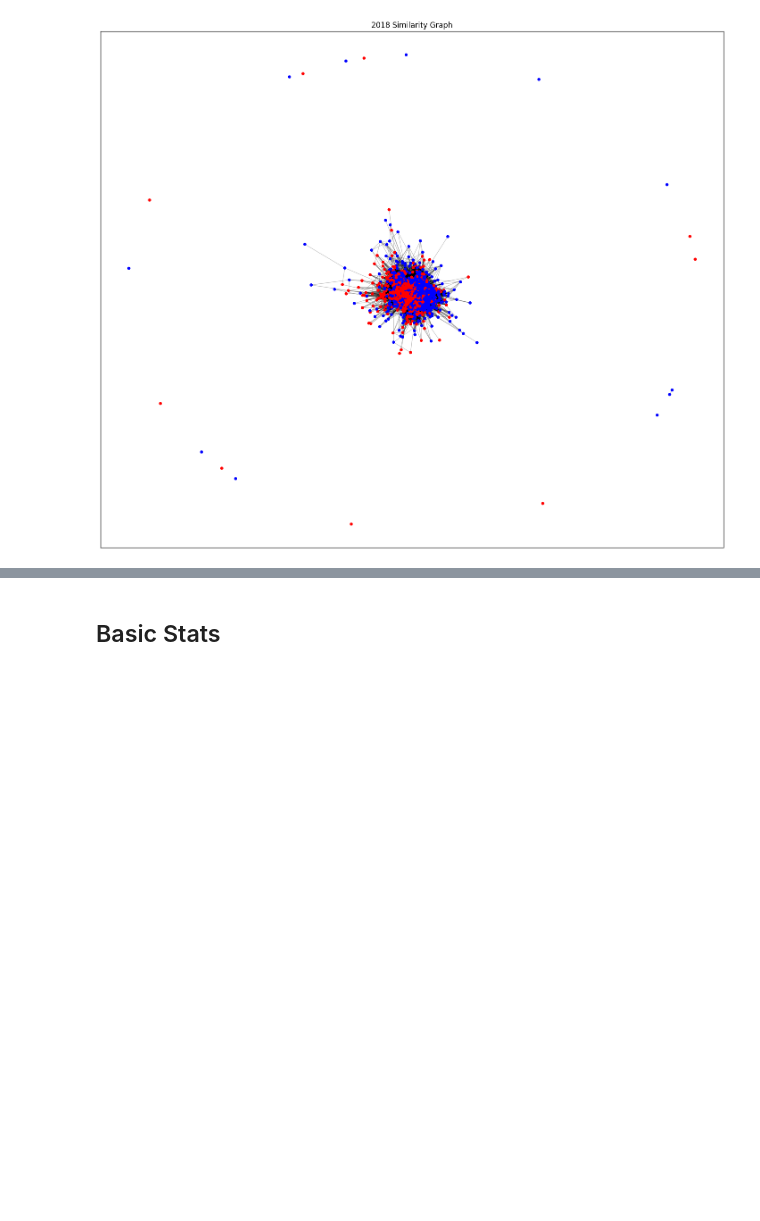
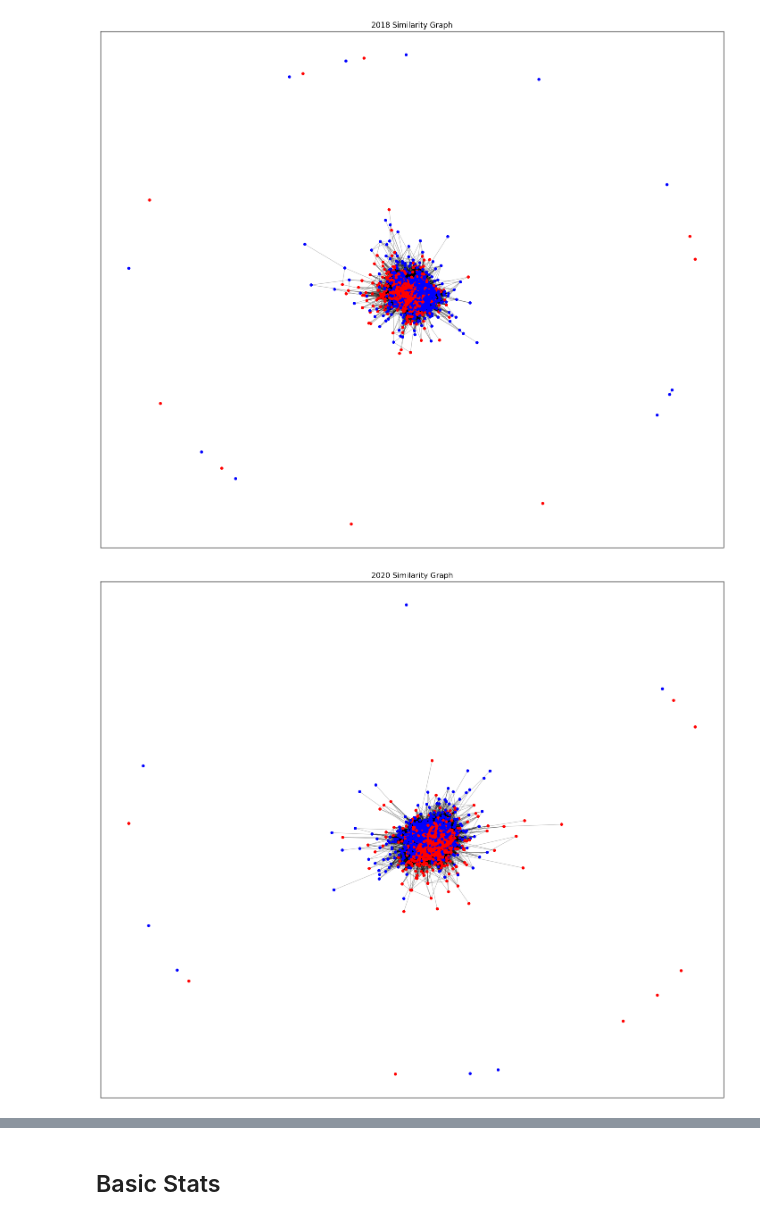
Before and after one commit to DylanMCullifer/NetworkScienceProject, a Jupyter notebook: Final_Project_NS.ipynb, the cells around one changed output, grey strips where cells are left out. Drawn from its saved outputs; the diff is of its cells as text; code cells hidden in the pictures; blank space fills up the shorter version.

Commit message:
other graphs plotted

```diff
--- a/Final_Project_NS.ipynb
+++ b/Final_Project_NS.ipynb
@@ -228,3 +228,24 @@ plt.title("2018 Similarity Graph")
 plt.show()
 # %% [output]
 [figure]
+# %%
+colors = {"Republican": "red", "Democrat": "blue"}
+
+colors_2020 = []
+for entry in G_2020.nodes():
+    cand_party = G_2020.nodes[entry].get("cand_party")
+    if(cand_party != None):
+        colors_2020.append(colors[cand_party])
+    else:
+        colors_2020.append("gray")
+
+plt.close("all")
+plt.figure(figsize=(18,15))
+position = nx.spring_layout(G_2020, seed=1, k=2, iterations=100, scale=5, weight="sim")
+#position = nx.kamada_kawai_layout(G_2020, weight="weight")
+nx.draw_networkx_nodes(G_2020, pos=position, node_color=colors_2020, node_size=15)
+nx.draw_networkx_edges(G_2020, pos=position, alpha=.2)
+plt.title("2020 Similarity Graph")
+plt.show()
+# %% [output]
+[figure, added]
```
Also changed, not shown: parts of 1 cell of this notebook.
